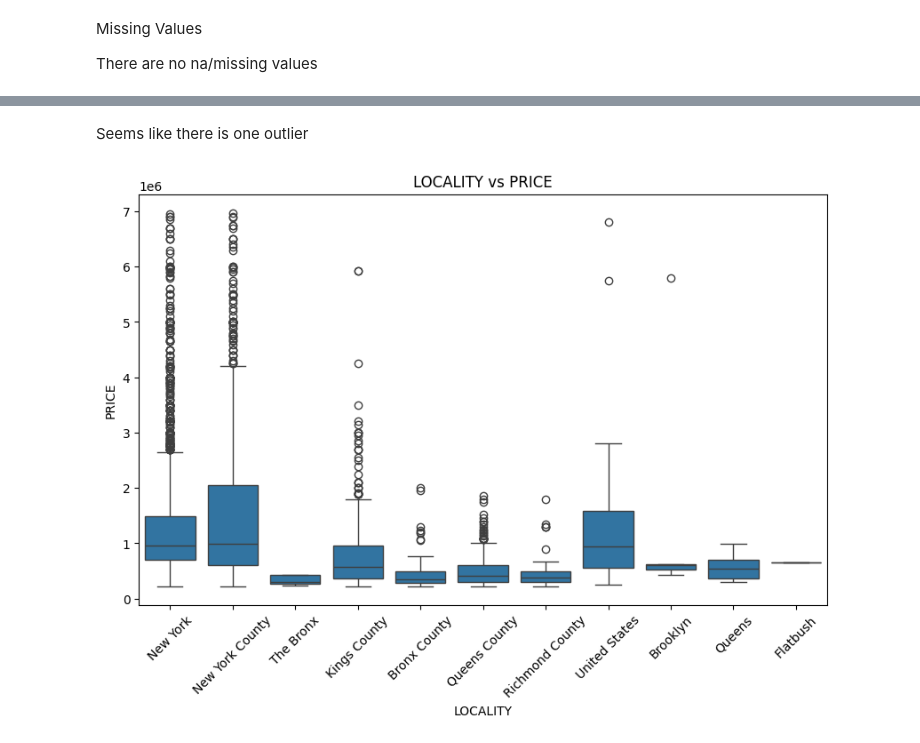
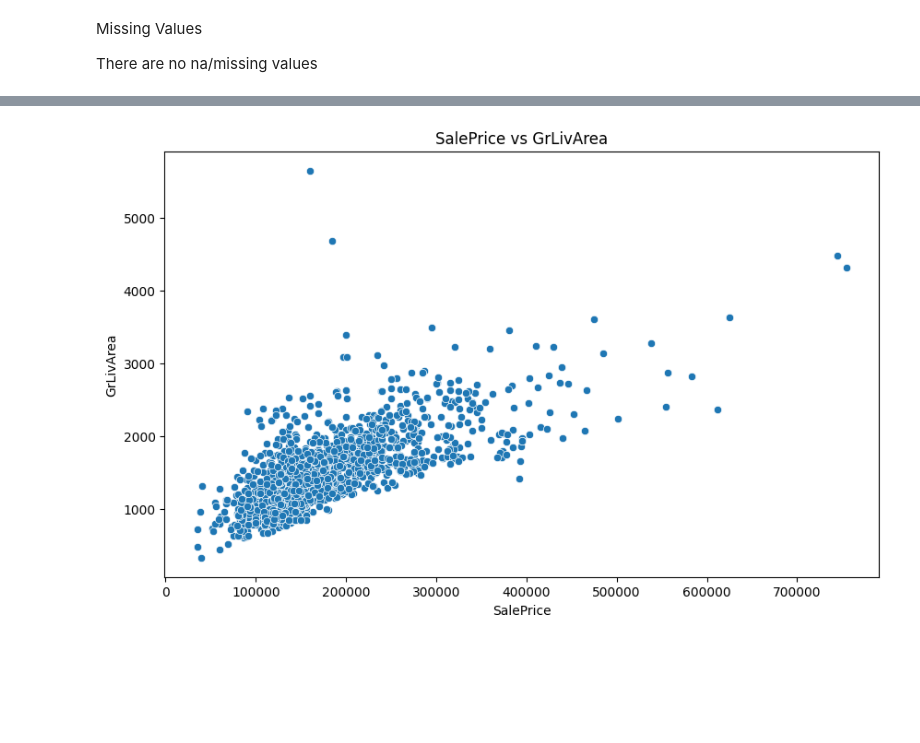
Before and after one commit to amanpreet60/Market_ml_system, a Jupyter notebook: analysis/EDA.ipynb, the cells around one changed output, grey strips where cells are left out. Cells and saved outputs as stored; diff of their text form; code cells hidden in the pictures; blank space fills up the shorter version.

```diff
--- a/analysis/EDA.ipynb
+++ b/analysis/EDA.ipynb
@@ -12,6 +13,6 @@ from analysis_src.bivariate_analysis import scatter_plot,box_plot
 from analysis_src.univariate_analysis import count_plot,hist_plot
 from analysis_src.multivariate_analysis import heatmap_pairplot
 # %%
-df = pd.read_csv('/Users/amanpreetsingh/My Computer/VSCode/Market/extracted_data/NY-House-Dataset.csv')
+df = pd.read_csv('/Users/amanpreetsingh/My Computer/VSCode/Market/house_price_data/train.csv')
 df.head()
 # %% [output]
@@ -23,0 +148,16 @@ df.head()
+# %%
+# Define the top 15 important features
+top_features = ['OverallQual', 'YearBuilt', 'YearRemodAdd',
+                   '1stFlrSF', 'GrLivArea', 'FullBath', 'Fireplaces',
+                   'GarageArea','ExterQual', 'Foundation', 'HeatingQC', 'Neighborhood', 'CentralAir',
+                    'SaleCondition', 'PavedDrive', 'LotShape', 'SaleType', 'HouseStyle']
+
+
+# Add target variable
+target = 'SalePrice'
+
+# Filter the DataFrame
+df = df[top_features + [target]]
+
+# Display the filtered DataFrame
+df.head()
@@ -154,12 +259,0 @@ Passing `palette` without assigning `hue` is deprecated and will be removed in v
-# %%
-# Bivariate analysis : numerica/numerical
-
-# scatter_plot().my_plot(df,'PRICE','BEDS')
-
-# There was one major outlier, so I am removing that to better visualise
-# outliers will be handeled later in detail
-
-lower_limit = df['PRICE'].quantile(0.05)  # 5th percentile
-upper_limit = df['PRICE'].quantile(0.95)  # 95th percentile
-# Cap values
-df = df[(df['PRICE'] >= lower_limit) & (df['PRICE'] <= upper_limit)]
@@ -172,11 +260,6 @@ scatter_plot().my_plot(df,'PRICE','BEDS')
-# %% [markdown]
-Seems like there is one outlier
 # %%
 # Bivariate analysis : numerica/numerical
 
-# May have to use log transformation later
-# data is highly skewed
-
-box_plot().my_plot(df,'LOCALITY','PRICE')
+scatter_plot().my_plot(df,'SalePrice','GrLivArea')
 # %% [output]
-[figure, old version]
+[figure, new version]
```
Also changed, not shown: parts of 27 cells of this notebook, 9 other files.
